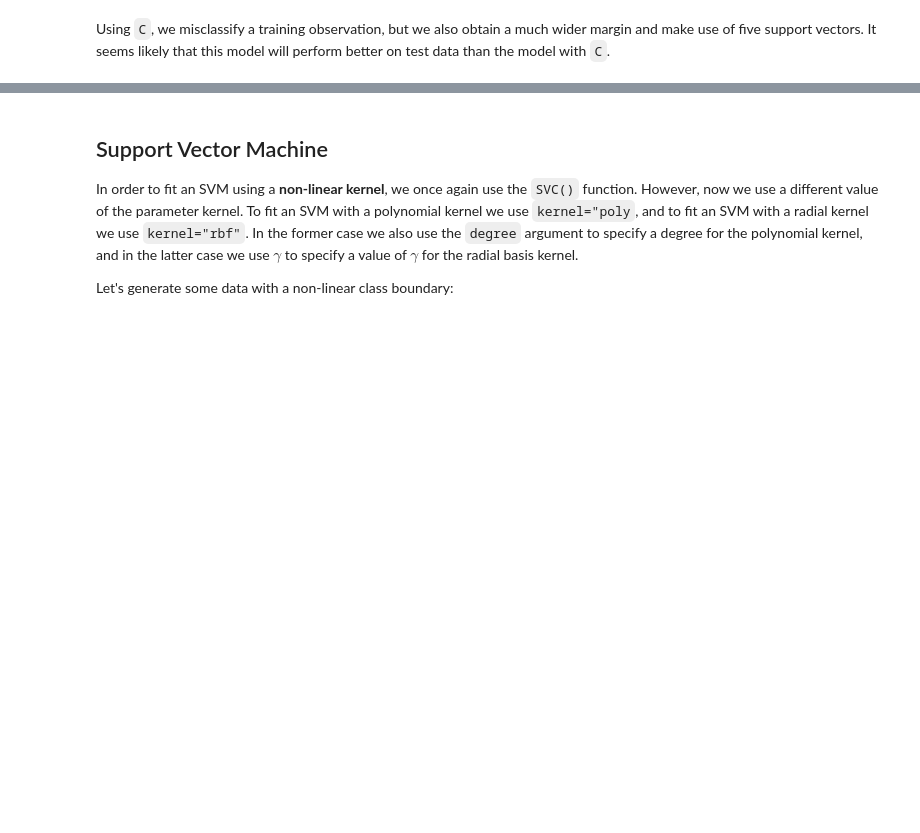
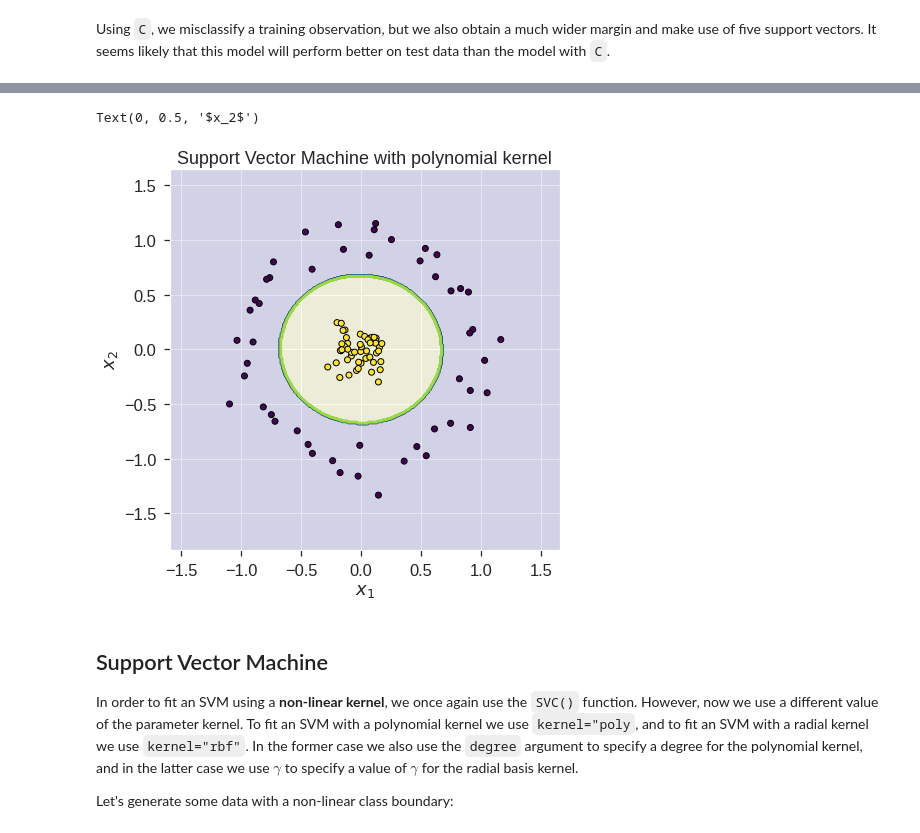
Before and after one commit to phonchi/nsysu-math6084, a Jupyter notebook: static_files/presentations/Chapter_9_Lab.ipynb, the cells around one changed output, grey strips where cells are left out. Saved outputs shown, nothing was run; the diff lists cells and outputs as text; code cells hidden in the pictures; blank space fills up the shorter version.

```diff
--- a/static_files/presentations/Chapter_9_Lab.ipynb
+++ b/static_files/presentations/Chapter_9_Lab.ipynb
@@ -207,3 +279,28 @@ likely that this model will perform better on test data than the model with `C`.
+# %%
+#Initialize data
+h = .01 #Stepsize in the mesh
+x_min, x_max = X[:, 0].min() - .5, X[:, 0].max() + .5
+y_min, y_max = X[:, 1].min() - .5, X[:, 1].max() + .5
+xx, yy = np.meshgrid(np.arange(x_min, x_max, h), np.arange(y_min, y_max, h))
+
+#Predict on meshgrid
+Z = clf2.predict(np.c_[xx.ravel(), yy.ravel()])
+
+# Put the result into a color plot
+Z = Z.reshape(xx.shape)
+plt.figure(figsize = (7,7))
+plt.contourf(xx, yy, Z,1, colors = ['darkblue','yellow'], alpha = .1)
+plt.contour(xx, yy, Z, cmap = 'viridis')
+
+# Plot also the training points
+plt.scatter(X[:, 0], X[:, 1], c=y, cmap='viridis', edgecolors = 'k')
+plt.title('Support Vector Machine with polynomial'
+          ' kernel')
+plt.xlabel('$x_1$')
+plt.ylabel('$x_2$')
+# %% [output]
+Text(0, 0.5, '$x_2$')
+[figure, added]
 # %% [markdown]
 ## Support Vector Machine
 
```
Also changed, not shown: parts of 13 cells of this notebook.
